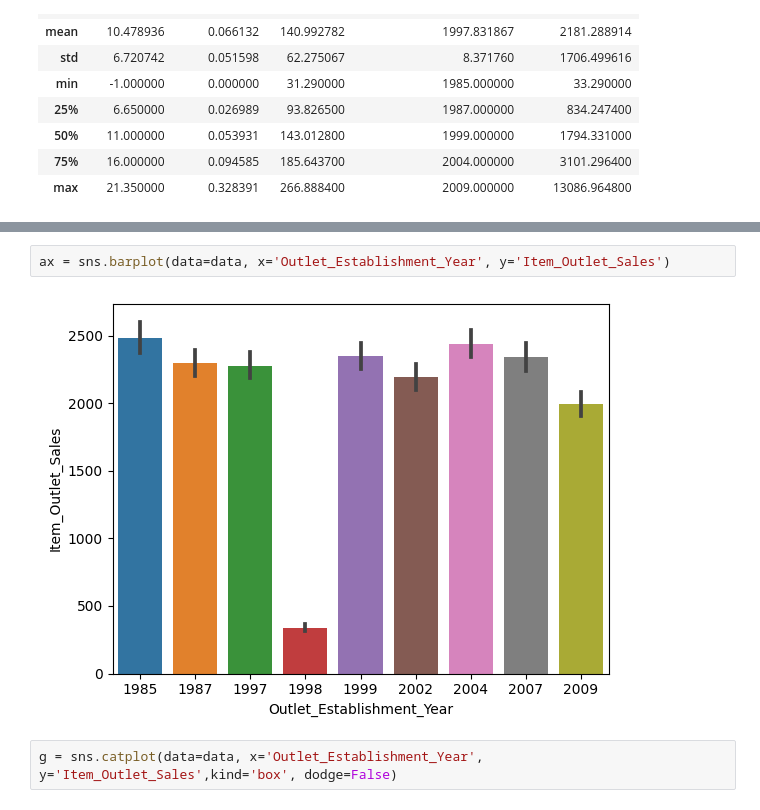
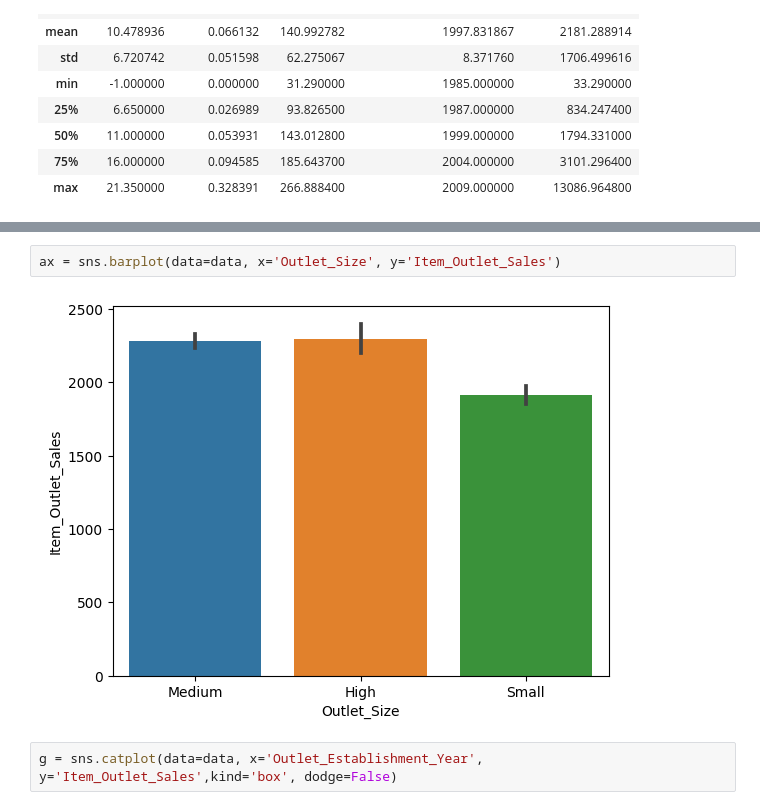
Before and after one commit to Sly-hexr/Prediction-of-Product-Sales, a Jupyter notebook: Prediction_of_product_sales(3).ipynb, the cells around one changed output, grey strips where cells are left out. Cells and saved outputs as stored; diff of their text form.

```diff
--- a/Prediction_of_product_sales(3).ipynb
+++ b/Prediction_of_product_sales(3).ipynb
@@ -228,7 +281,7 @@ dtype: int64
 # %%
-ax = sns.barplot(data=data, x='Outlet_Establishment_Year', y='Item_Outlet_Sales')
+ax = sns.barplot(data=data, x='Outlet_Size', y='Item_Outlet_Sales')
 # %% [output]
-[figure, old version]
+[figure, new version]
 # %%
 g = sns.catplot(data=data, x='Outlet_Establishment_Year', y='Item_Outlet_Sales',kind='box', dodge=False)
 # %% [output]
```
Also changed, not shown: parts of 19 cells of this notebook.
